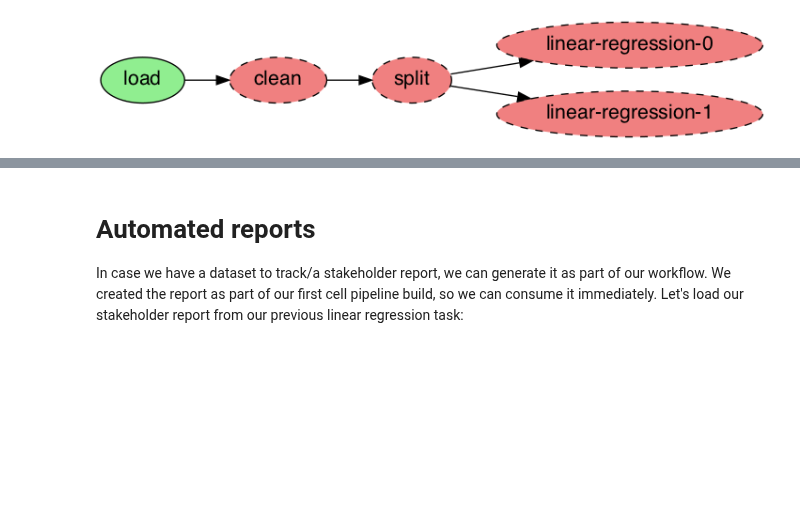
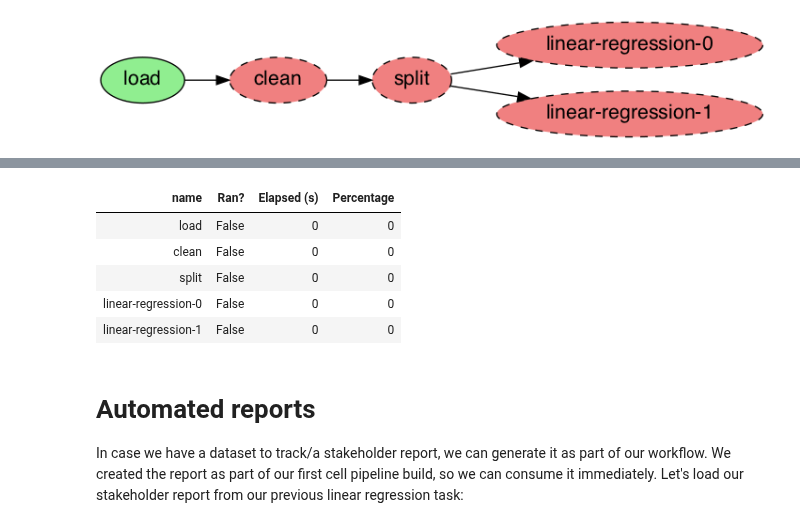
Before and after one commit to ploomber/projects, a Jupyter notebook: guides/intro-to-ploomber/README.ipynb, the cells around one changed output, grey strips where cells are left out. Drawn from its saved outputs; the diff is of its cells as text; code cells hidden in the pictures; blank space fills up the shorter version.

```diff
--- a/guides/intro-to-ploomber/README.ipynb
+++ b/guides/intro-to-ploomber/README.ipynb
@@ -73,3 +89,13 @@ _ = dag.build(force=True)
+# %%
+build = dag.build()
+build
+# %% [output]
+| name | Ran? | Elapsed (s) | Percentage |
+| load | False | 0 | 0 |
+| clean | False | 0 | 0 |
+| split | False | 0 | 0 |
+| linear-regression-0 | False | 0 | 0 |
+| linear-regression-1 | False | 0 | 0 |
 # %% [markdown]
 # Automated reports
 
```
Also changed, not shown: parts of 4 cells of this notebook, 4 other files.
